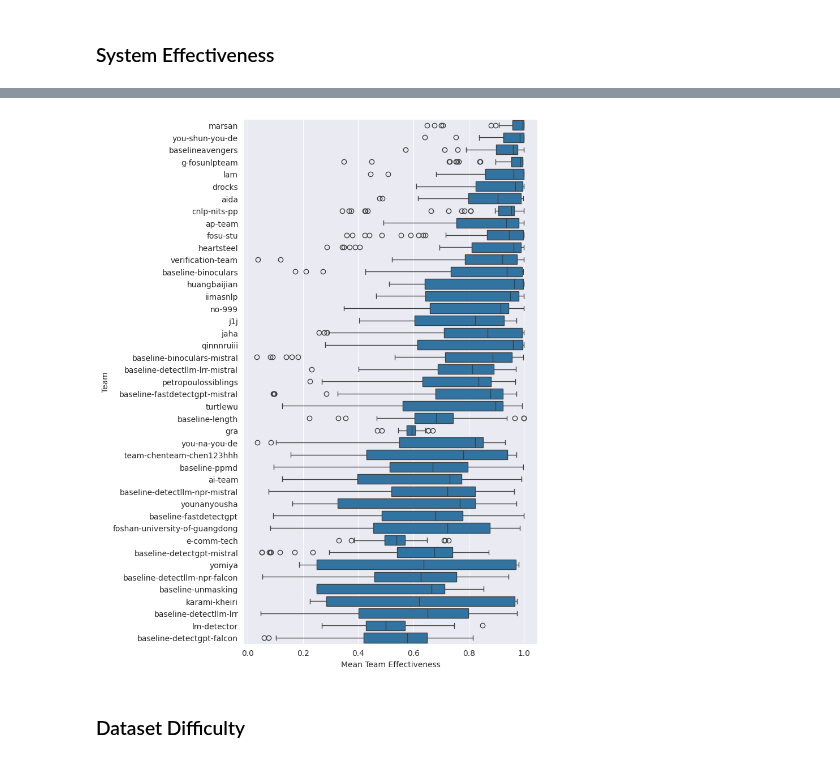
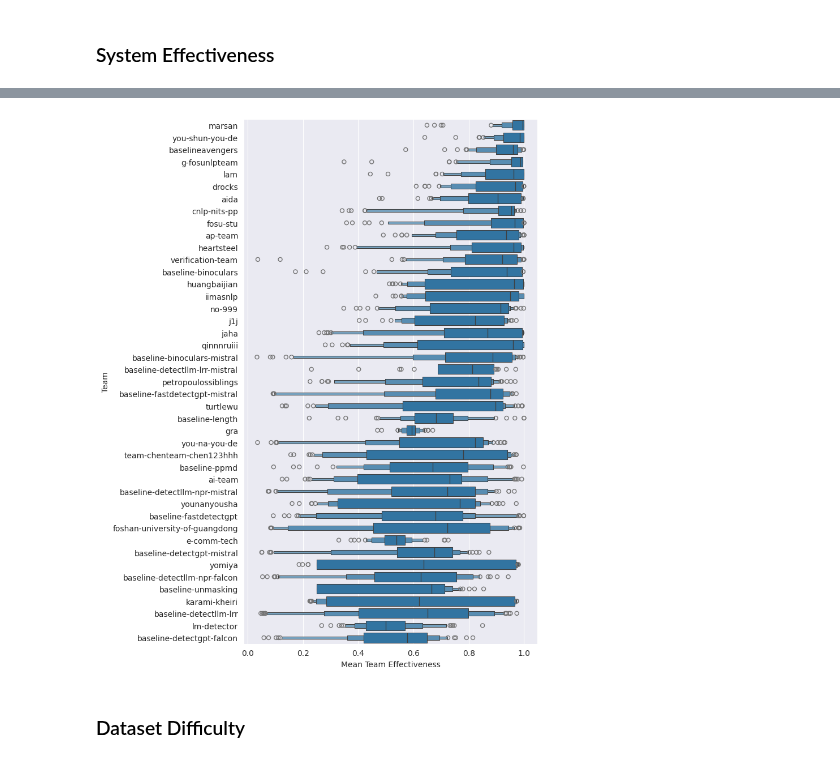
Before and after one commit to pan-webis-de/pan24-generative-ai-authorship-verification, a Jupyter notebook: pan24_task_eval/pan24-generative-authorship-evaluation.ipynb, the cells around one changed output, grey strips where cells are left out. Cells and saved outputs as stored; diff of their text form; code cells hidden in the pictures.

```diff
--- a/pan24_task_eval/pan24-generative-authorship-evaluation.ipynb
+++ b/pan24_task_eval/pan24-generative-authorship-evaluation.ipynb
@@ -415,12 +417,12 @@ System effectiveness (corrected):
 | baseline-detectgpt-falcon | baseline-detectgpt-falcon | 0.408710 | 0.526097 | 0.424739 | 0.412666 | 0.412389 | 0.438978 |
 # %%
 plt.figure(figsize=(8, 10))
-sns.boxplot(data=df, y='team', x='mean', order=df_system_mean_adjusted.reset_index()['team']).set(xlabel='Mean Team Effectiveness', ylabel='Team')
+sns.boxenplot(data=df, y='team', x='mean', order=df_system_mean_adjusted.reset_index()['team']).set(xlabel='Mean Team Effectiveness', ylabel='Team')
 plt.tight_layout()
 plt.savefig('../data/eval-figures/team-effectiveness.pdf')
 plt.show()
 # %% [output]
-[figure, old version]
+[figure, new version]
 # %% [markdown]
 ### Dataset Difficulty
 # %%
```
Also changed, not shown: parts of 13 cells of this notebook.
